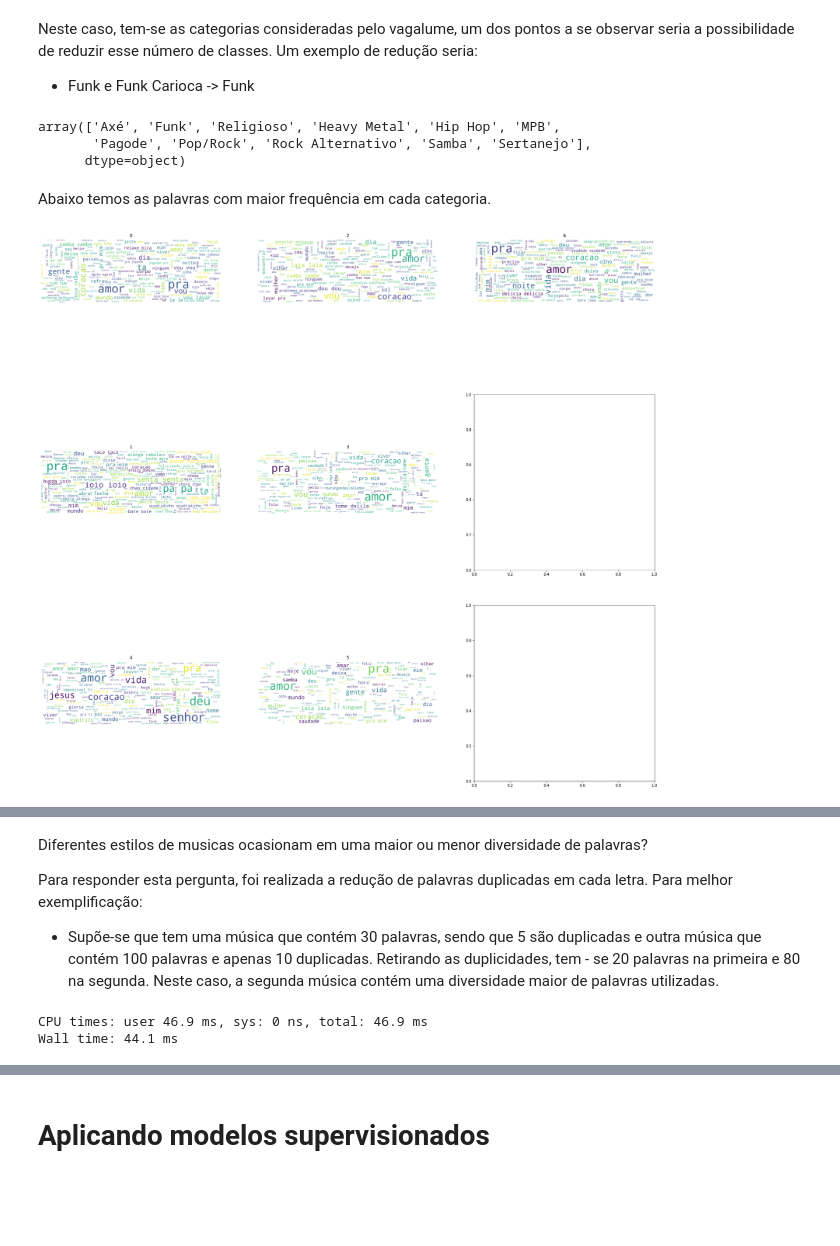
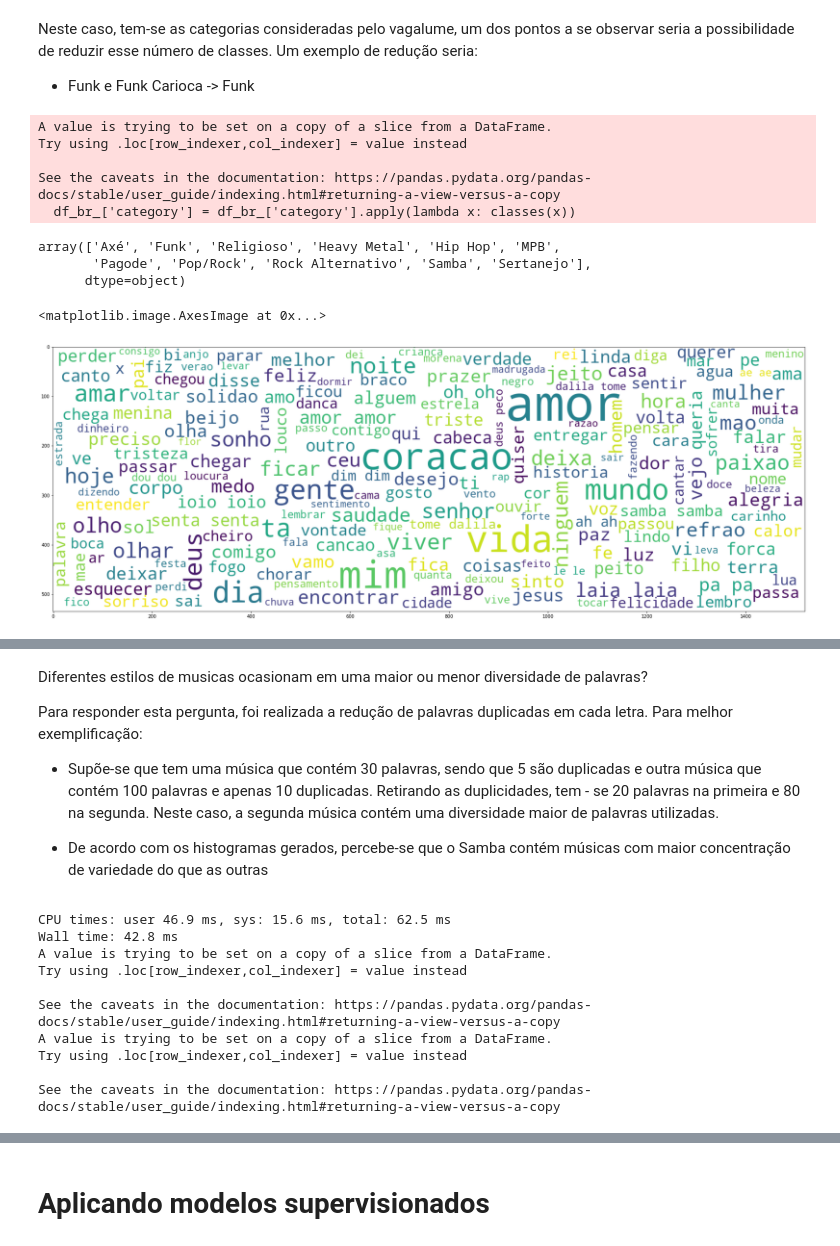
Before and after one commit to joaoflauzino/music_style, a Jupyter notebook: jupyter/analysis.ipynb, the cells around one changed output, grey strips where cells are left out. Drawn from its saved outputs; the diff is of its cells as text; code cells hidden in the pictures; blank space fills up the shorter version.

```diff
--- a/jupyter/analysis.ipynb
+++ b/jupyter/analysis.ipynb
@@ -56,6 +57,10 @@ df.shape
 (11030, 8)
 # %%
 ## Funções para apoio de trativas de textos e criação de variáveis
+
+#'mim', 'pe', 'ah'
+
+stops = ['pra', 'pro', 'vou', 'deu', 'igual']
 
 # Limpa o texto
 def transform_text(tokens):
@@ -63,7 +68,7 @@ def transform_text(tokens):
     tokens = tokens.replace('<div data-plugin="googleTranslate" id="lyrics">', '').replace('</div>', '').replace('<br/>', " ")
     # stop words
     stop_words_ = STOP_WORDS.union(stopwords.words('portuguese'))
-    stop_words = [unidecode(stop).lower() for stop in stop_words_]
+    stop_words = [unidecode(stop).lower() for stop in stop_words_] + stops
     # Split to translate
     tokens = tokens.split()
     # Concatenate
@@ -127,39 +140,22 @@ df_br_ = df_br[df_br['category'].isin(['Axé', 'Gospel/Religioso', 'Samba', 'Pag
 df_br_['category'] = df_br_['category'].apply(lambda x: classes(x))
 df_br_['category'].unique()
 # %% [output]
-array(['Axé', 'Funk', 'Religioso', 'Heavy Metal', 'Hip Hop', 'MPB',
-       'Pagode', 'Pop/Rock', 'Rock Alternativo', 'Samba', 'Sertanejo'],
-      dtype=object)
+A value is trying to be set on a copy of a slice from a DataFrame.
+Try using .loc[row_indexer,col_indexer] = value instead
+
+See the caveats in the documentation: https://pandas.pydata.org/pandas-docs/stable/user_guide/indexing.html#returning-a-view-versus-a-copy
+  df_br_['category'] = df_br_['category'].apply(lambda x: classes(x))
+array(['Axé', 'Funk', 'Religioso', 'Heavy Metal', 'Hip Hop', 'MPB',
+       'Pagode', 'Pop/Rock', 'Rock Alternativo', 'Samba', 'Sertanejo'],
+      dtype=object)
 # %%
-df_br_ = df_br_.groupby('category').filter(lambda x: len(x) >= 100)
+# Filtrando classes que tenha pelo menos 100 registros
+# df_br_ = df_br_.groupby('category').filter(lambda x: len(x) >= 100)
-# %% [markdown]
-Abaixo temos as palavras com maior frequência em cada categoria.
 # %%
-%%time
-categorys = df_br_[df_br_['is_pt'] != "Tradução "]['category'].unique()
-rows=3
-cols=3
-fig, ax = plt.subplots(rows, cols, figsize=(30,30))
-
-row=0
-col=0
-for t in range(len(categorys)):
-    text = " ".join(review for review in df_br_[(df_br_['is_pt'] != 'Tradução ') & (df_br_['category'] == categorys[t])]['Transformed'])
-    try:
-        ax[row][col].imshow(WordCloud(max_font_size=100,width = 1520, height = 535, background_color="white").generate(text), interpolation="bilinear")
-        ax[row][col].set_title(categorys[t])
-        ax[row][col].grid(False)
-        ax[row][col].axis("off")
-
-        row=row+1
-        if row==rows:
-            row=0
-            col=col+1
-    except:
-        pass
-
-
-
-plt.show()
+# Nuvem para todas as palavras
+fig, ax = plt.subplots(1, 1, figsize=(30,30))
+text = " ".join(review for review in df_br_[(df_br_['is_pt'] != 'Tradução ')]['Transformed'])
+ax.imshow(WordCloud(max_font_size=100,width = 1520, height = 535, background_color="white").generate(text), interpolation="bilinear")
 # %% [output]
+<matplotlib.image.AxesImage at 0x...>
-[figure, old version]
+[figure, new version]
@@ -171,13 +165,23 @@ Diferentes estilos de musicas ocasionam em uma maior ou menor diversidade de pal
 Para responder esta pergunta, foi realizada a redução de palavras duplicadas em cada letra. Para melhor exemplificação:
 
 - Supõe-se que tem uma música que contém 30 palavras, sendo que 5 são duplicadas e outra música que contém 100 palavras e apenas 10 duplicadas. Retirando as duplicidades, tem - se 20 palavras na primeira e 80 na segunda. Neste caso, a segunda música contém uma diversidade maior de palavras utilizadas.
+
+- De acordo com os histogramas gerados, percebe-se que o Samba contém músicas com maior concentração de variedade do que as outras
 # %%
 %%time
 df_br_['Reduce'] = df_br_['Transformed'].apply(lambda x: ' '.join(unique_list(x.split())))
 df_br_['len'] = df_br_['Reduce'].apply(lambda x: len(x))
 # %% [output]
-CPU times: user 46.9 ms, sys: 0 ns, total: 46.9 ms
-Wall time: 44.1 ms
+CPU times: user 46.9 ms, sys: 15.6 ms, total: 62.5 ms
+Wall time: 42.8 ms
+A value is trying to be set on a copy of a slice from a DataFrame.
+Try using .loc[row_indexer,col_indexer] = value instead
+
+See the caveats in the documentation: https://pandas.pydata.org/pandas-docs/stable/user_guide/indexing.html#returning-a-view-versus-a-copy
+A value is trying to be set on a copy of a slice from a DataFrame.
+Try using .loc[row_indexer,col_indexer] = value instead
+
+See the caveats in the documentation: https://pandas.pydata.org/pandas-docs/stable/user_guide/indexing.html#returning-a-view-versus-a-copy
 # %%
 %%time
 categorys = df_br_[df_br_['is_pt'] != "Tradução "]['category'].unique()
```
Also changed, not shown: parts of 14 cells of this notebook, 4 other files.
